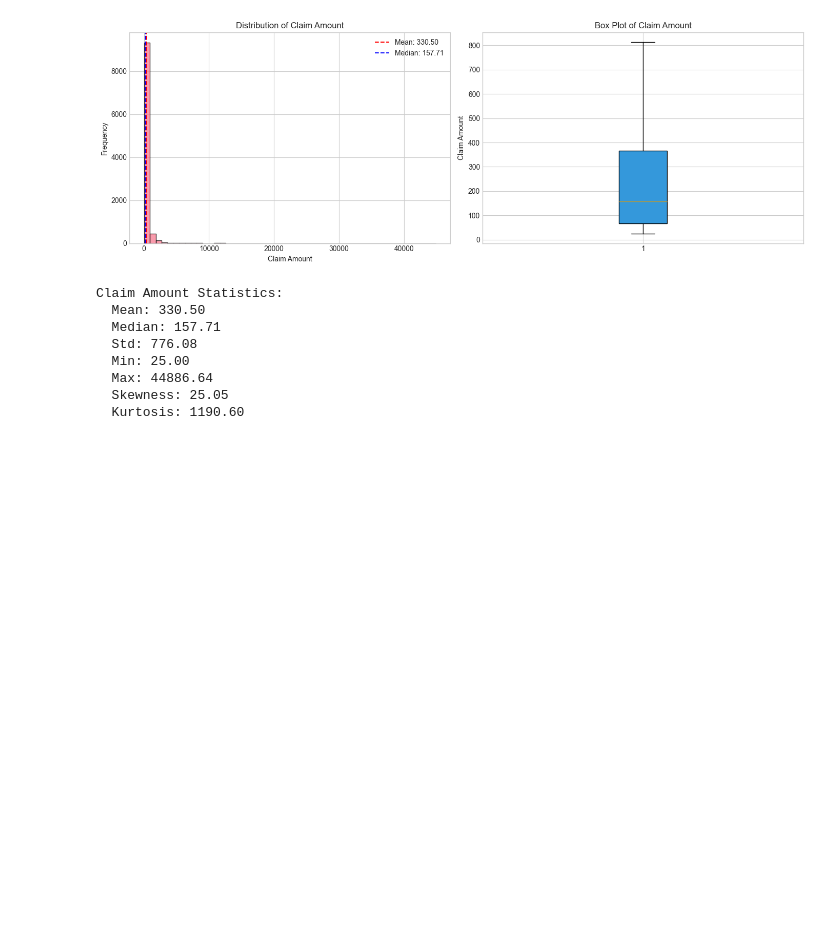
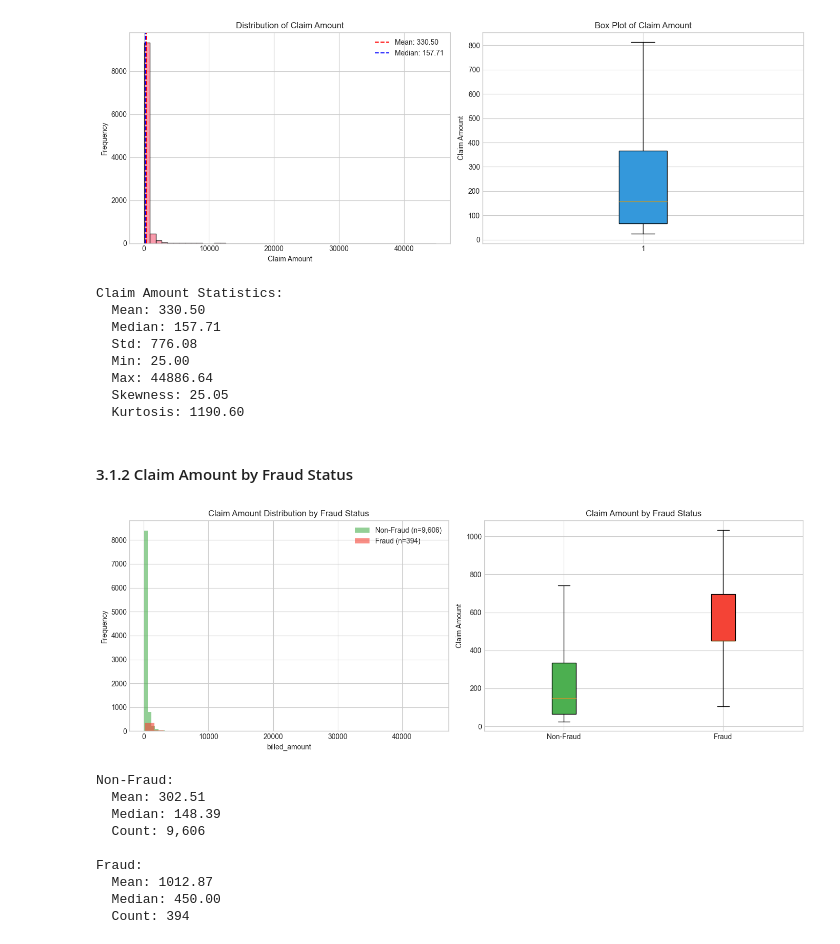
Before and after one commit to Houzibe/health-insurance-fraudulent-claims-detection-system, a Jupyter notebook: notebooks/01_EDA_and_Preprocessing.ipynb, the cells around one changed output. Drawn from its saved outputs; the diff is of its cells as text; code cells hidden in the pictures; blank space fills up the shorter version.

Commit message:
Added numerical feature analysis of claim amount by fraud status

```diff
--- a/notebooks/01_EDA_and_Preprocessing.ipynb
+++ b/notebooks/01_EDA_and_Preprocessing.ipynb
@@ -205,3 +205,46 @@ Claim Amount Statistics:
   Max: 44886.64
   Skewness: 25.05
   Kurtosis: 1190.60
+# %% [markdown]
+#### 3.1.2 Claim Amount by Fraud Status
+# %%
+fig, axes = plt.subplots(1, 2, figsize=(14, 5))
+
+# Histogram by fraud status
+for status, color in zip([0, 1], ['#4CAF50', '#F44336']):
+    subset = df[df['is_anomaly'] == status]['billed_amount']
+    axes[0].hist(subset, bins=30, alpha=0.6, label=f"{'Non-Fraud' if status == 0 else 'Fraud'} (n={len(subset):,})", color=color)
+axes[0].set_xlabel('billed_amount')
+axes[0].set_ylabel('Frequency')
+axes[0].set_title('Claim Amount Distribution by Fraud Status')
+axes[0].legend()
+
+# Box plot by fraud status
+data_to_plot = [df[df['is_anomaly'] == 0]['billed_amount'], df[df['is_anomaly'] == 1]['billed_amount']]
+bp = axes[1].boxplot(data_to_plot, labels=['Non-Fraud', 'Fraud'], patch_artist=True, showfliers=False)
+bp['boxes'][0].set_facecolor('#4CAF50')
+bp['boxes'][1].set_facecolor('#F44336')
+axes[1].set_ylabel('Claim Amount')
+axes[1].set_title('Claim Amount by Fraud Status')
+
+plt.tight_layout()
+plt.show()
+
+# Statistics by fraud status
+for status, label in [(0, 'Non-Fraud'), (1, 'Fraud')]:
+    subset = df[df['is_anomaly'] == status]['billed_amount']
+    print(f"\n{label}:")
+    print(f"  Mean: {subset.mean():.2f}")
+    print(f"  Median: {subset.median():.2f}")
+    print(f"  Count: {len(subset):,}")
+# %% [output]
+[figure, added]
+Non-Fraud:
+  Mean: 302.51
+  Median: 148.39
+  Count: 9,606
+
+Fraud:
+  Mean: 1012.87
+  Median: 450.00
+  Count: 394
```
